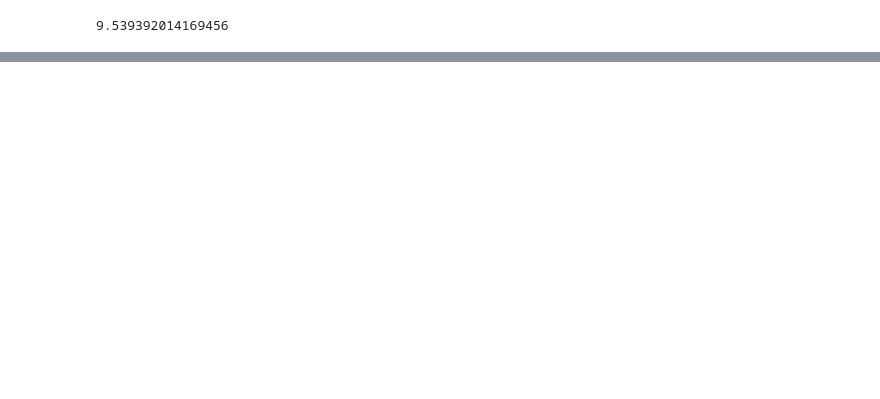
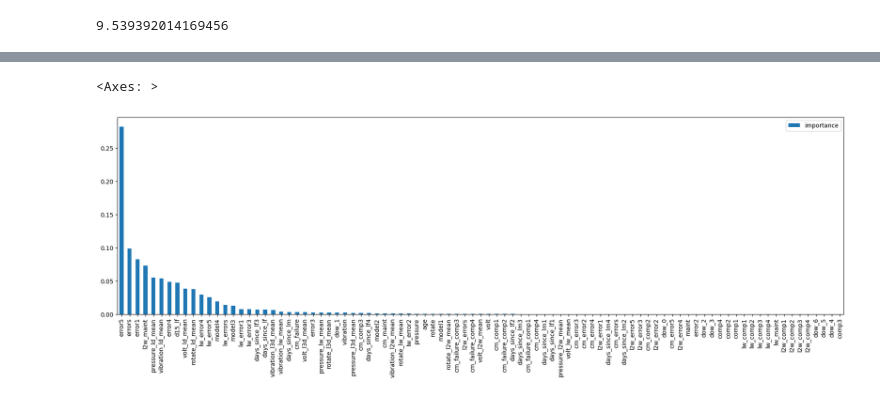
Before and after one commit to andreslomeliv/predictive_maintenance, a Jupyter notebook: predictive_maintenance_test.ipynb, the cells around one changed output, grey strips where cells are left out. Drawn from its saved outputs; the diff is of its cells as text; code cells hidden in the pictures; blank space fills up the shorter version.

```diff
--- a/predictive_maintenance_test.ipynb
+++ b/predictive_maintenance_test.ipynb
@@ -978,0 +1075,12 @@ failure_comp4       0.00      0.00      0.00        55
+# %%
+param_grid = {
+    "learning_rate":[0.2, 0.3, 0.35],
+    "max_depth": [2, 3, 4],
+    "n_estimators": [1400, 1500, 1600],
+    "subsample": [0.8, 0.9, 0.95],
+    "gamma": [0, 0.05, 0.1],
+    "min_child_weight": [0.5, 1, 1.5]
+}
+
+grid_search = GridSearchCV(xgb_model, param_grid=param_grid, cv=3, n_jobs=-1)
+grid_search.fit(X_train, y_train)
@@ -978,0 +1116,3 @@ failure_comp4       0.00      0.00      0.00        55
+# %%
+model = xgb.XGBClassifier(objective='multi:softmax', num_class=4, gamma=0, learning_rate=0.3, max_depth=3, min_child_weight=1, n_estimators=1400, subsample=1)
+model.fit(X_train, y_train)
@@ -978,0 +1205,5 @@ failure_comp4       0.00      0.00      0.00        55
+# %%
+feature_importances = pd.DataFrame(model.feature_importances_, columns=['importance'], index=x_cols)
+# %%
+feature_importances = feature_importances.sort_values('importance', ascending=False)
+feature_importances.head(15)
@@ -978,0 +1227,5 @@ failure_comp4       0.00      0.00      0.00        55
+# %%
+feature_importances.plot(kind='bar', figsize=(22, 6))
+# %% [output]
+<Axes: >
+[figure, added]
```
Also changed, not shown: parts of 37 cells of this notebook, 2 other files.
